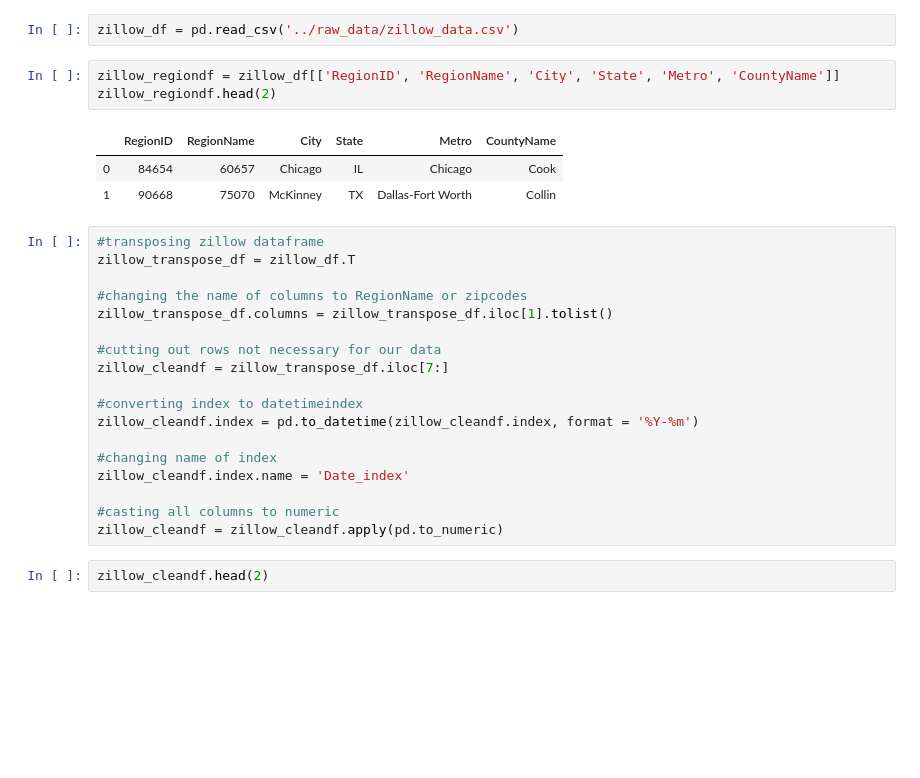
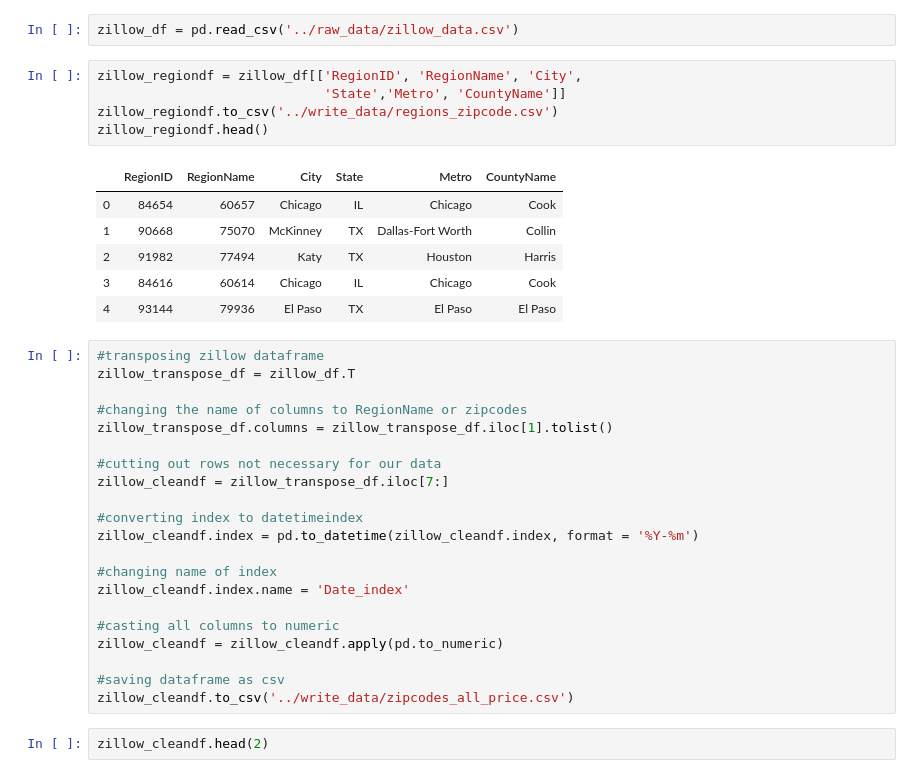
Before and after one commit to AaronWChen/time_series_zillow, a Jupyter notebook: python/zillow_etl.ipynb, the cells around one changed output. Cells and saved outputs as stored; diff of their text form; blank space fills up the shorter version.

```diff
--- a/python/zillow_etl.ipynb
+++ b/python/zillow_etl.ipynb
@@ -18,12 +15,17 @@ pd.set_option('display.max_columns', 500)
 # %%
 zillow_df = pd.read_csv('../raw_data/zillow_data.csv')
 # %%
-zillow_regiondf = zillow_df[['RegionID', 'RegionName', 'City', 'State', 'Metro', 'CountyName']]
-zillow_regiondf.head(2)
+zillow_regiondf = zillow_df[['RegionID', 'RegionName', 'City',
+                             'State','Metro', 'CountyName']]
+zillow_regiondf.to_csv('../write_data/regions_zipcode.csv')
+zillow_regiondf.head()
 # %% [output]
 |  | RegionID | RegionName | City | State | Metro | CountyName |
 | 0 | 84654 | 60657 | Chicago | IL | Chicago | Cook |
 | 1 | 90668 | 75070 | McKinney | TX | Dallas-Fort Worth | Collin |
+| 2 | 91982 | 77494 | Katy | TX | Houston | Harris |
+| 3 | 84616 | 60614 | Chicago | IL | Chicago | Cook |
+| 4 | 93144 | 79936 | El Paso | TX | El Paso | El Paso |
 # %%
 #transposing zillow dataframe
 zillow_transpose_df = zillow_df.T
@@ -42,6 +44,9 @@ zillow_cleandf.index.name = 'Date_index'
 
 #casting all columns to numeric
 zillow_cleandf = zillow_cleandf.apply(pd.to_numeric)
+
+#saving dataframe as csv
+zillow_cleandf.to_csv('../write_data/zipcodes_all_price.csv')
 # %%
 zillow_cleandf.head(2)
 # %% [output]
```
Also changed, not shown: parts of 11 cells of this notebook, 3 other files.
